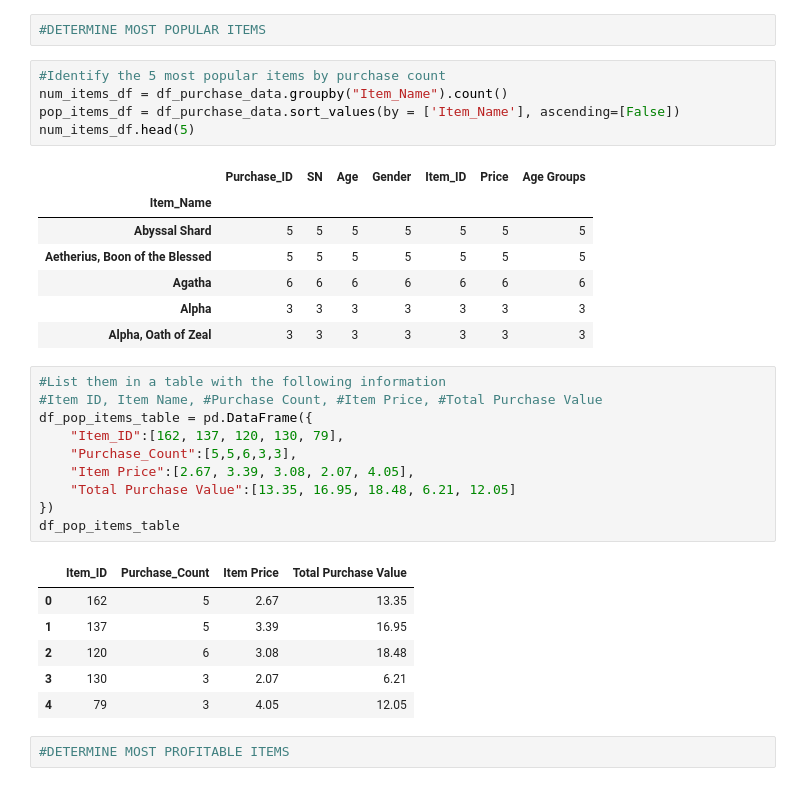
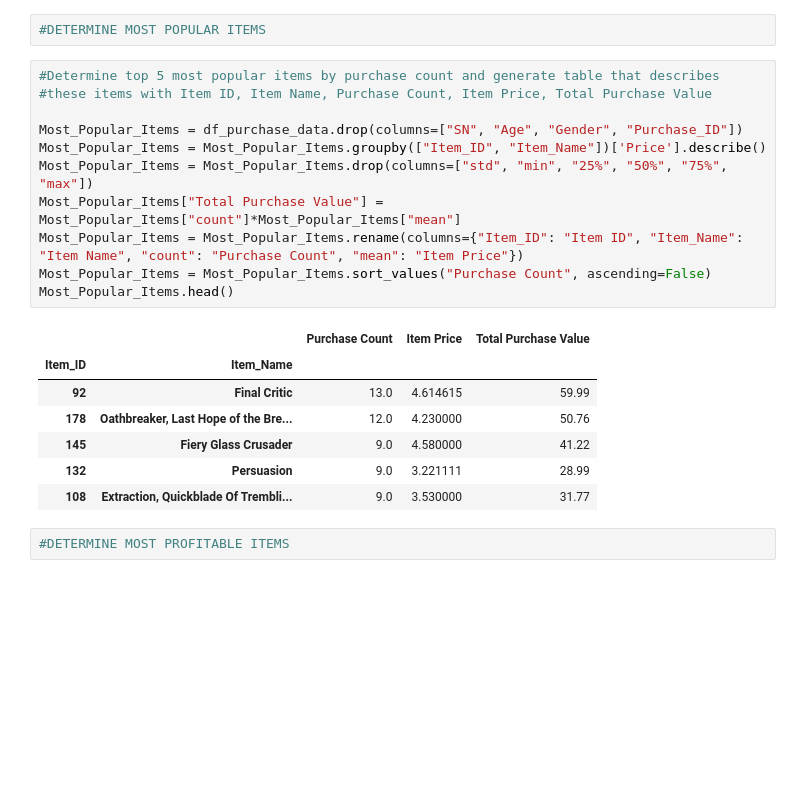
Before and after one commit to tidepooler/HeroesOfPymoli, a Jupyter notebook: Heroes_of_Pymoli.ipynb, the cells around one changed output. Cells and saved outputs as stored; diff of their text form; blank space fills up the shorter version.

Commit message:
Add files via upload
Calculated the five most popular items and included them in a dataframe along with the most total purchase value

```diff
--- a/Heroes_of_Pymoli.ipynb
+++ b/Heroes_of_Pymoli.ipynb
@@ -224,35 +206,24 @@ df_top_spenders_table
 # %%
 #DETERMINE MOST POPULAR ITEMS
-# %%
-#Identify the 5 most popular items by purchase count
-num_items_df = df_purchase_data.groupby("Item_Name").count()
-pop_items_df = df_purchase_data.sort_values(by = ['Item_Name'], ascending=[False])
-num_items_df.head(5)
-# %% [output]
-|  | Purchase_ID | SN | Age | Gender | Item_ID | Price | Age Groups |
-| Item_Name |  |  |  |  |  |  |  |
-| Abyssal Shard | 5 | 5 | 5 | 5 | 5 | 5 | 5 |
-| Aetherius, Boon of the Blessed | 5 | 5 | 5 | 5 | 5 | 5 | 5 |
-| Agatha | 6 | 6 | 6 | 6 | 6 | 6 | 6 |
-| Alpha | 3 | 3 | 3 | 3 | 3 | 3 | 3 |
-| Alpha, Oath of Zeal | 3 | 3 | 3 | 3 | 3 | 3 | 3 |
-# %%
-#List them in a table with the following information
-#Item ID, Item Name, #Purchase Count, #Item Price, #Total Purchase Value
-df_pop_items_table = pd.DataFrame({
-    "Item_ID":[162, 137, 120, 130, 79],
-    "Purchase_Count":[5,5,6,3,3],
-    "Item Price":[2.67, 3.39, 3.08, 2.07, 4.05],
-    "Total Purchase Value":[13.35, 16.95, 18.48, 6.21, 12.05]
-})
-df_pop_items_table
-# %% [output]
-|  | Item_ID | Purchase_Count | Item Price | Total Purchase Value |
-| 0 | 162 | 5 | 2.67 | 13.35 |
-| 1 | 137 | 5 | 3.39 | 16.95 |
-| 2 | 120 | 6 | 3.08 | 18.48 |
-| 3 | 130 | 3 | 2.07 | 6.21 |
-| 4 | 79 | 3 | 4.05 | 12.05 |
+# %%
+#Determine top 5 most popular items by purchase count and generate table that describes
+#these items with Item ID, Item Name, Purchase Count, Item Price, Total Purchase Value
+
+Most_Popular_Items = df_purchase_data.drop(columns=["SN", "Age", "Gender", "Purchase_ID"])
+Most_Popular_Items = Most_Popular_Items.groupby(["Item_ID", "Item_Name"])['Price'].describe()
+Most_Popular_Items = Most_Popular_Items.drop(columns=["std", "min", "25%", "50%", "75%", "max"])
+Most_Popular_Items["Total Purchase Value"] = Most_Popular_Items["count"]*Most_Popular_Items["mean"]
+Most_Popular_Items = Most_Popular_Items.rename(columns={"Item_ID": "Item ID", "Item_Name": "Item Name", "count": "Purchase Count", "mean": "Item Price"})
+Most_Popular_Items = Most_Popular_Items.sort_values("Purchase Count", ascending=False)
+Most_Popular_Items.head()
+# %% [output]
+|  |  | Purchase Count | Item Price | Total Purchase Value |
+| Item_ID | Item_Name |  |  |  |
+| 92 | Final Critic | 13.0 | 4.614615 | 59.99 |
+| 178 | Oathbreaker, Last Hope of the Bre... | 12.0 | 4.230000 | 50.76 |
+| 145 | Fiery Glass Crusader | 9.0 | 4.580000 | 41.22 |
+| 132 | Persuasion | 9.0 | 3.221111 | 28.99 |
+| 108 | Extraction, Quickblade Of Trembli... | 9.0 | 3.530000 | 31.77 |
 # %%
 #DETERMINE MOST PROFITABLE ITEMS
 # %%
```
Also changed, not shown: parts of 1 cell of this notebook.
